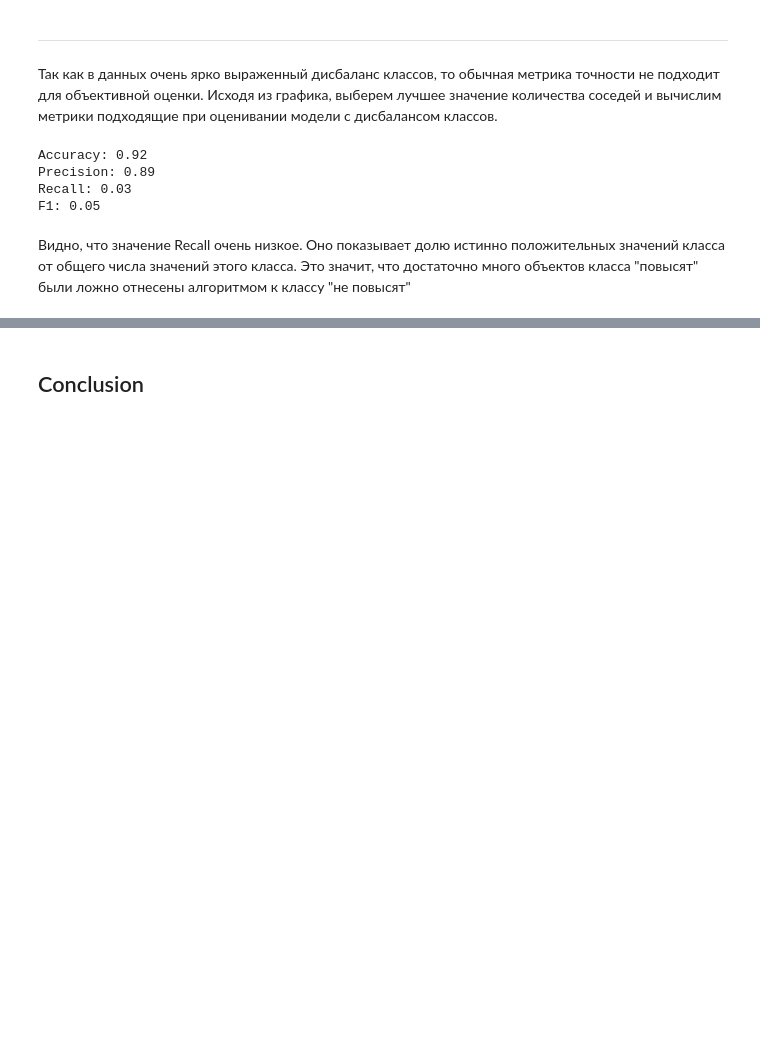
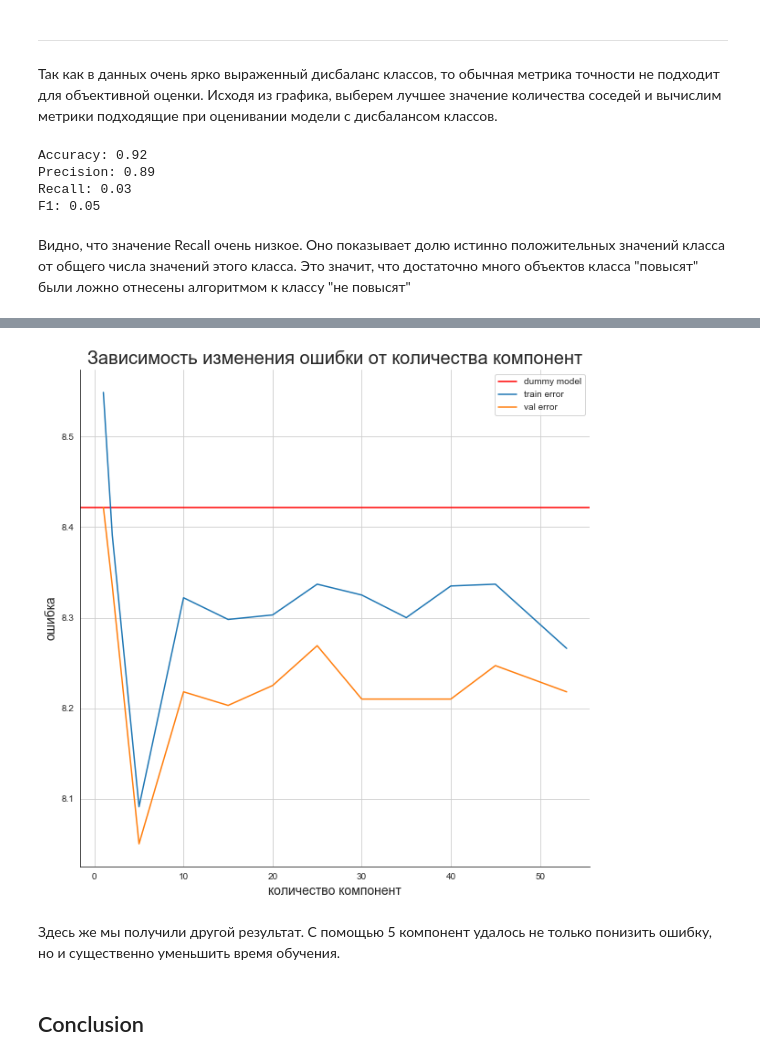
Before and after one commit to kirillProkofiev/ML_homework, a Jupyter notebook: HR_analysis.ipynb, the cells around one changed output, grey strips where cells are left out. Cells and saved outputs as stored; diff of their text form; code cells hidden in the pictures; blank space fills up the shorter version.

```diff
--- a/HR_analysis.ipynb
+++ b/HR_analysis.ipynb
@@ -624,0 +799,18 @@ F1: 0.05
+# %%
+print('n_comp','train_err','test_err',sep='\t')
+train_err_cum = []
+val_err_cum = []
+knn = neighbors.KNeighborsClassifier(20, weights='uniform')
+for n_comp in [1, 2, *list(range(5,50,5)), 53]:
+    pca_select = PCA(n_components = n_comp)
+    pca_select.fit(X_train, y_train)
+    X_train_pca = pca_select.transform(X_train)
+    X_val_pca  = pca_select.transform(X_val)
+    knn.fit(X_train_pca, y_train)
+    y_train_pred = knn.predict(X_train_pca)
+    y_val_pred  = knn.predict(X_val_pca)
+    train_err = round(100*np.mean(y_train != y_train_pred),3)
+    train_err_cum.append(train_err)
+    val_err = round(100*np.mean(y_val != y_val_pred),3)
+    val_err_cum.append(val_err)
+    print(f'{n_comp}\t{train_err}%\t\t{val_err}%')
@@ -625,3 +831,20 @@ F1: 0.05
+# %%
+dummy_model = np.mean(y_val != 0)*100
+n_comps = [1, 2, *list(range(5,50,5)), 53]
+plt.figure(figsize=(10,10))
+plt.axhline(dummy_model, color='red', label='dummy model')
+plt.plot(n_comps, train_err_cum, label='train error')
+plt.plot(n_comps, val_err_cum, label='val error')
+plt.title('Зависимость изменения ошибки от количества компонент', fontsize=20)
+plt.xlabel('количество компонент', fontsize=14)
+plt.ylabel('ошибка', fontsize=14)
+sns.despine()
+plt.grid(True)
+plt.legend();
+# %% [output]
+[figure, added]
+# %% [markdown]
+Здесь же мы получили другой результат. С помощью 5 компонент удалось не только понизить ошибку, но и существенно уменьшить время обучения.
 # %% [markdown]
 ## Conclusion
 # %% [markdown]
```
Also changed, not shown: parts of 23 cells of this notebook, 6 other files.
